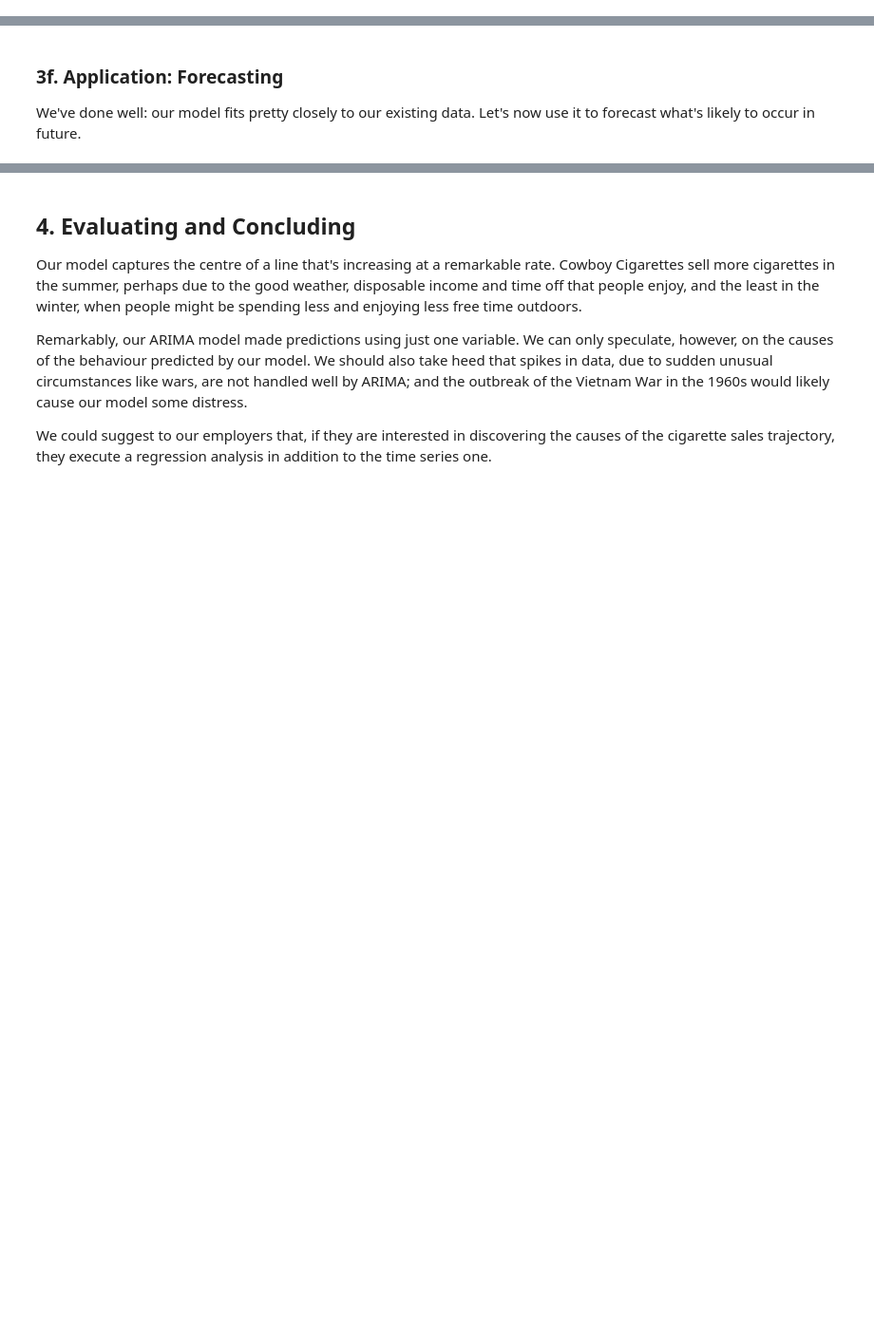
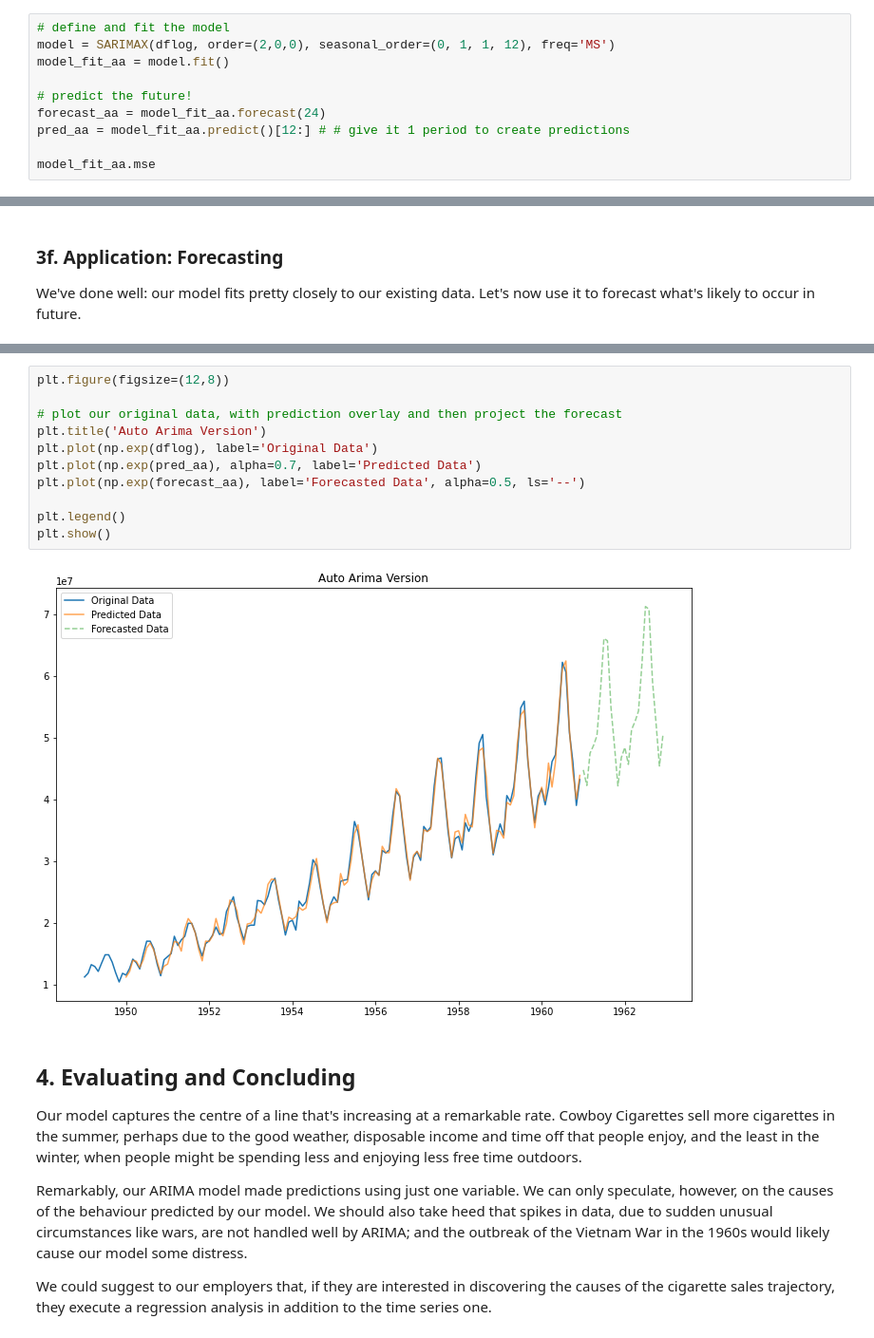
Before and after one commit to MaryamNzr/Cowboys-CigrettesCaseStudy, a Jupyter notebook: Cowboy Cigarettes Case Study - Tier 3.ipynb, the cells around one changed output, grey strips where cells are left out. Shown: that part at 95% size. Drawn from its saved outputs; the diff is of its cells as text; blank space fills up the shorter version.

```diff
--- a/Cowboy Cigarettes Case Study - Tier 3.ipynb
+++ b/Cowboy Cigarettes Case Study - Tier 3.ipynb
@@ -652,0 +927,10 @@ _ _ _
+# %%
+# define and fit the model
+model = SARIMAX(dflog, order=(2,0,0), seasonal_order=(0, 1, 1, 12), freq='MS')
+model_fit_aa = model.fit()
+
+# predict the future!
+forecast_aa = model_fit_aa.forecast(24)
+pred_aa = model_fit_aa.predict()[12:] # # give it 1 period to create predictions
+
+model_fit_aa.mse
@@ -667,3 +974,16 @@ _ _ _
+# %%
+plt.figure(figsize=(12,8))
+
+# plot our original data, with prediction overlay and then project the forecast
+plt.title('Auto Arima Version')
+plt.plot(np.exp(dflog), label='Original Data')
+plt.plot(np.exp(pred_aa), alpha=0.7, label='Predicted Data')
+plt.plot(np.exp(forecast_aa), label='Forecasted Data', alpha=0.5, ls='--')
+
+plt.legend()
+plt.show()
+# %% [output]
+[figure, added]
 # %% [markdown]
 ## 4. Evaluating and Concluding
 
```
Also changed, not shown: parts of 12 cells of this notebook.
